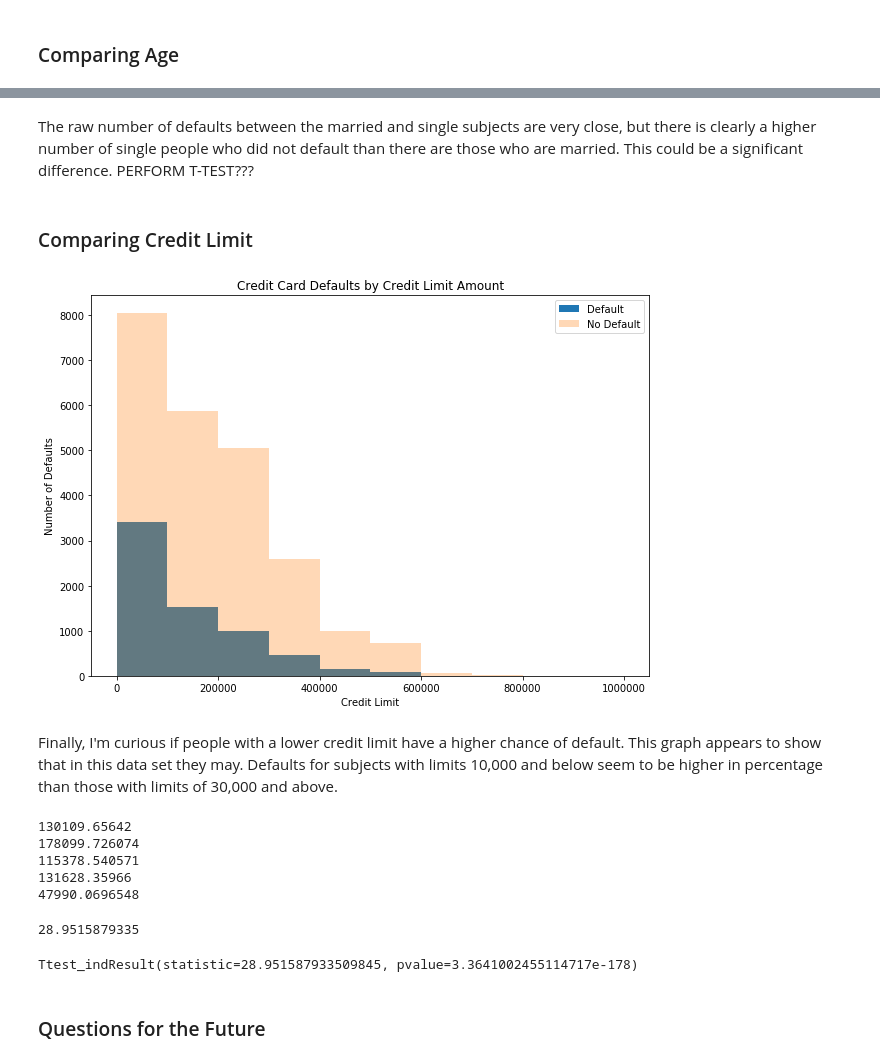
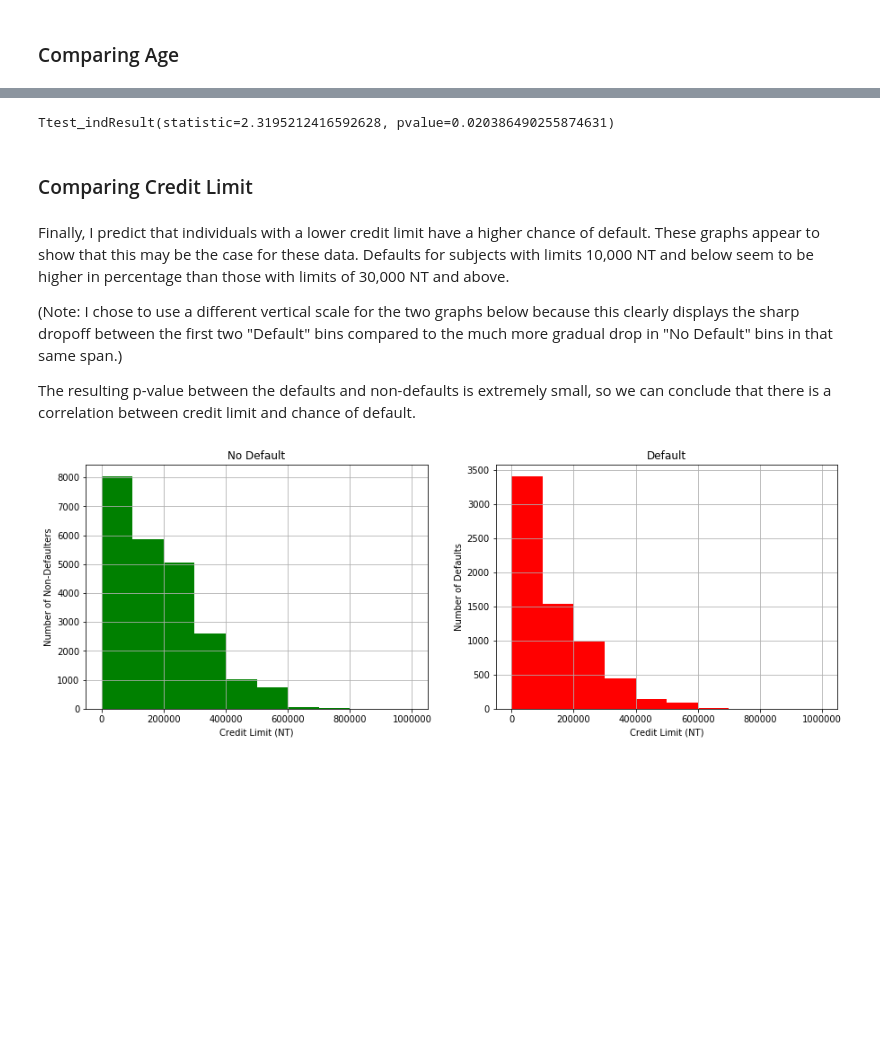
Before and after one commit to meqrothwell/Thinkful, a Jupyter notebook: 1 - cc_project.ipynb, the cells around one changed output, grey strips where cells are left out. Cells and saved outputs as stored; diff of their text form; code cells hidden in the pictures; blank space fills up the shorter version.

```diff
--- a/1 - cc_project.ipynb
+++ b/1 - cc_project.ipynb
@@ -167,54 +127,39 @@ plt.show()
-# %% [markdown]
-The raw number of defaults between the married and single subjects are very close, but there is clearly a higher number of single people who did not default than there are those who are married. This could be a significant difference. PERFORM T-TEST???
+# %%
+diff=de_age.mean( ) - nd_age.mean()
+size = np.array([len(nd_age), len(de_age)])
+sd = np.array([nd_age.std(), de_age.std()])
+diff_se = (sum(sd ** 2 / size)) ** 0.5
+from scipy.stats import ttest_ind
+print(ttest_ind(de_age, nd_age, equal_var=False))
+# %% [output]
+Ttest_indResult(statistic=2.3195212416592628, pvalue=0.020386490255874631)
 # %% [markdown]
 ### Comparing Credit Limit
+# %% [markdown]
+Finally, I predict that individuals with a lower credit limit have a higher chance of default. These graphs appear to show that this may be the case for these data. Defaults for subjects with limits 10,000 NT and below seem to be higher in percentage than those with limits of 30,000 NT and above.
+
+(Note: I chose to use a different vertical scale for the two graphs below because this clearly displays the sharp dropoff between the first two "Default" bins compared to the much more gradual drop in "No Default" bins in that same span.)
+
+The resulting p-value between the defaults and non-defaults is extremely small, so we can conclude that there is a correlation between credit limit and chance of default.
 # %%
 nd_lim = no_defaults['LIMIT_BAL']
 de_lim = defaults['LIMIT_BAL']
 
-plt.figure(figsize=(10, 7))
-plt.hist(de_lim, alpha=1, label='Default', bins=[0, 100000, 200000, 300000, 400000, 500000, 600000, 700000, 800000, 900000, 1000000])
-plt.hist(nd_lim, alpha=.3, label='No Default', bins=[0, 100000, 200000, 300000, 400000, 500000, 600000, 700000, 800000, 900000, 1000000])
-plt.legend(loc='upper right')
+plt.figure(figsize=(15, 5))
+bin_size = [0, 100000, 200000, 300000, 400000, 500000, 600000, 700000, 800000, 900000, 1000000]
 
-plt.title('Credit Card Defaults by Credit Limit Amount')
-plt.xlabel('Credit Limit')
+plt.subplot(1, 2, 1)
+nd_lim.hist(bins=bin_size, color='g')
+plt.xlabel('Credit Limit (NT)')
+plt.ylabel('Number of Non-Defaulters')
+plt.title('No Default')
+
+plt.subplot(1, 2, 2)
+de_lim.hist(bins=bin_size, color='r')
+plt.xlabel('Credit Limit (NT)')
 plt.ylabel('Number of Defaults')
+plt.title('Default')
 
 plt.show()
 # %% [output]
-[figure, old version]
+[figure, new version]
-# %% [markdown]
-Finally, I'm curious if people with a lower credit limit have a higher chance of default. This graph appears to show that in this data set they may. Defaults for subjects with limits 10,000 and below seem to be higher in percentage than those with limits of 30,000 and above.
-# %%
-print(de_lim.mean())
-print(nd_lim.mean())
-print(de_lim.std())
-print(nd_lim.std())
-diff=nd_lim.mean( ) - de_lim.mean()
-print(diff)
-# %% [output]
-130109.65642
-178099.726074
-115378.540571
-131628.35966
-47990.0696548
-# %%
-size = np.array([len(de_lim), len(nd_lim)])
-sd = np.array([de_lim.std(), nd_lim.std()])
-
-# The squared standard deviations are divided by the sample size and summed, then we take
-# the square root of the sum.
-diff_se = (sum(sd ** 2 / size)) ** 0.5
-
-#The difference between the means divided by the standard error: T-value.
-print(diff/diff_se)
-# %% [output]
-28.9515879335
-# %%
-from scipy.stats import ttest_ind
-print(ttest_ind(nd_lim, de_lim, equal_var=False))
-# %% [output]
-Ttest_indResult(statistic=28.951587933509845, pvalue=3.3641002455114717e-178)
-# %% [markdown]
-### Questions for the Future
```
Also changed, not shown: parts of 22 cells of this notebook.
